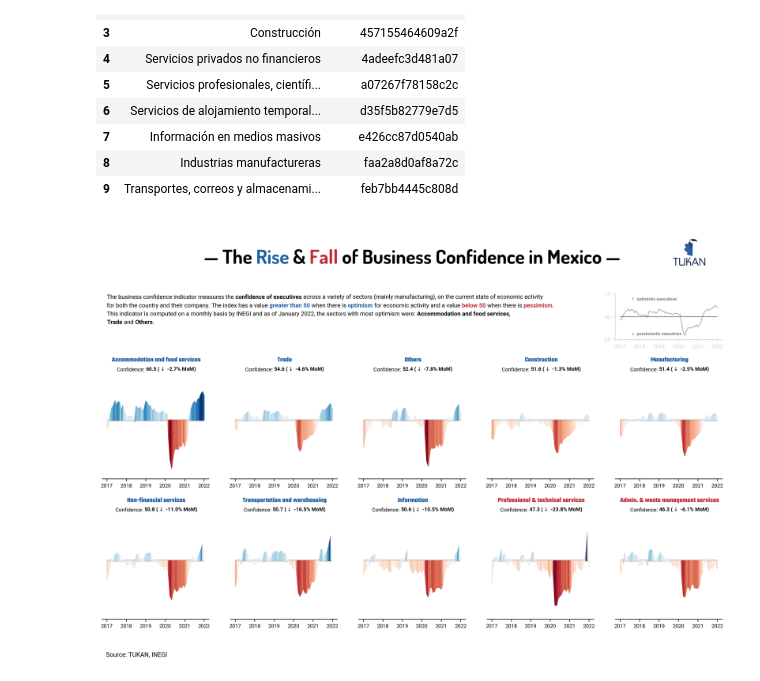
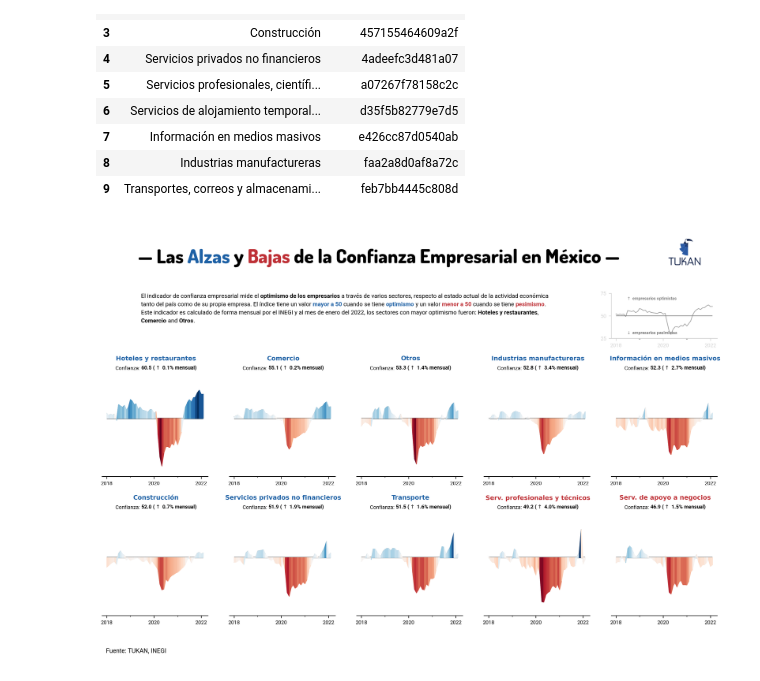
Before and after one commit to TukanMx/tukan_notebooks, a Jupyter notebook: social/social_media/emoe/emoe.ipynb, the cells around one changed output. Saved outputs shown, nothing was run; the diff lists cells and outputs as text; code cells hidden in the pictures.

Commit message:
updated values from teaser plot and started the blogpost plots

```diff
--- a/social/social_media/emoe/emoe.ipynb
+++ b/social/social_media/emoe/emoe.ipynb
@@ -41,7 +51,7 @@ for x in os.listdir(path):
 payload =  {
     "type": "data_table",
     "operation": "sum",
-    "language": "en",
+    "language": "es",
     "group_by": [
         "economic_activity"
     ],
@@ -67,7 +77,7 @@ payload =  {
             ]
         }
     ],
-    "from": "2017-01-01"
+    "from": "2018-01-01"
 }
 
 response = get_tukan_api_request(payload)
@@ -89,7 +99,7 @@ data[["economic_activity","economic_activity__ref"]].drop_duplicates()
 | 8 | Industrias manufactureras | faa2a8d0af8a72c |
 | 9 | Transportes, correos y almacenami... | feb7bb4445c808d |
 # %%
-language = "en"
+language = "es"
 # %%
 if language == "es":
     data.replace({"economic_activity":{
@@ -158,7 +168,8 @@ for i in range(2):
         # Ax setup
         ax.spines["left"].set_visible(False)
         ax.get_yaxis().set_visible(False)
-
+        ax.xaxis.set_major_locator(mdates.YearLocator(2))
+        ax.xaxis.set_minor_locator(mdates.YearLocator(1))
         # Plot the cmap
         X = aux_df["date"]
         Y = aux_df["1b0f1ce9956876e"]
@@ -181,10 +192,10 @@ for i in range(2):
 
         ax_text(x = center_date, y = 77,
             s = f"<{sector}>",
-            highlight_textprops=[{"color": color, "size":9.5}],
+            highlight_textprops=[{"color": color, "size":9}],
                                 ax = ax, weight = "bold", font = "Teko", ha = "center")
         ax_text(x = center_date, y = 73,
-            s = f"<{confidence_text}: ><{round(Y.iloc[index+1],1)} ({arrow_text} {Y.iloc[index + 1]/Y.iloc[index] - 1:.1%} MoM)>",
+            s = f"<{confidence_text}: ><{round(Y.iloc[index+1],1)} ({arrow_text} {Y.iloc[index + 1]/Y.iloc[index] - 1:.1%} mensual)>",
             highlight_textprops=[{"color": "black", "size":7.5},
                                 {"color":"black", "size":7.5, "weight":"bold"}],
                                 ax = ax, weight = "normal", font = "Roboto", ha = "center")
@@ -199,7 +210,7 @@ for i in range(2):
 # Ax for title
 ax_title = plt.subplot(title_spec[0])
 
-ax_text(x = 0.5, y = 0.75,
+ax_text(x = 0.45, y = 0.75,
     s = title,
     highlight_textprops=[{"color": cmap(normalize(60))},{"color": cmap(normalize(35))}],
                         ax = ax_title, weight = "bold", font = "Dosis", ha = "center", size = 28)
@@ -218,7 +229,7 @@ newax.axis("off")
 
 
 ax_desc = plt.subplot(desc_spec[0,:4])
-ax_text(x = 0.01, y = 1,
+ax_text(x = 0.08, y = 1,
     s = subtitle,
     highlight_textprops = [{"weight":"bold"}, {"weight": "bold", "color": cmap(normalize(60))}, {"weight": "bold", "color": cmap(normalize(60))},
     {"weight": "bold", "color": cmap(normalize(35))}, {"weight": "bold", "color": cmap(normalize(35))}, {"weight":"bold"}, {"weight":"bold"}, {"weight":"bold"}],
@@ -235,6 +246,8 @@ ax_legend.grid(False)
 ax_legend.spines["left"].set_visible(True)
 ax_legend.get_yaxis().set_visible(True)
 ax_legend.set_yticks([25,50,75])
+ax_legend.xaxis.set_major_locator(mdates.YearLocator(2))
+ax_legend.xaxis.set_minor_locator(mdates.YearLocator(1))
 for label in ax_legend.get_xticklabels():
     label.set_fontsize(7.5)
     label.set_color("gray")
@@ -252,31 +265,31 @@ ax_legend.annotate(
     xytext=(15, 25),
     textcoords="offset points",
     color="gray",
     size=6,
     va="center",
     ha="left",
     weight="bold",
 )
 ax_legend.annotate(
     alt_text_2,
     xy=(X_min,50),
     xycoords="data",
     xytext=(15, -25),
     textcoords="offset points",
     color="gray",
     size=6,
     va="center",
     ha="left",
     weight="bold",
 )
 
 plt.savefig(
     "emoe_viz.png",
     dpi=500,
     bbox_inches="tight",
     facecolor="white",
     edgecolor="none",
     transparent=False,
 )
 # %% [output]
-[figure, old version]
+[figure, new version]
```
Also changed, not shown: parts of 17 cells of this notebook.
